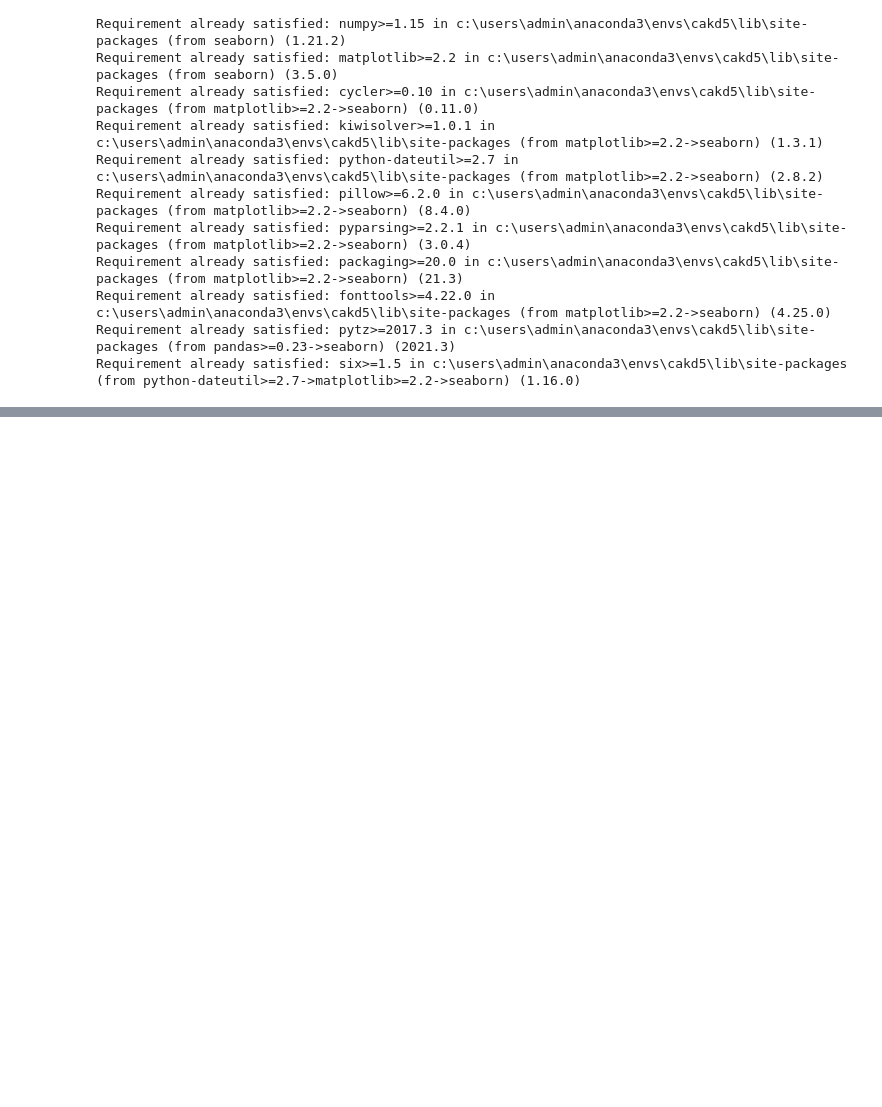
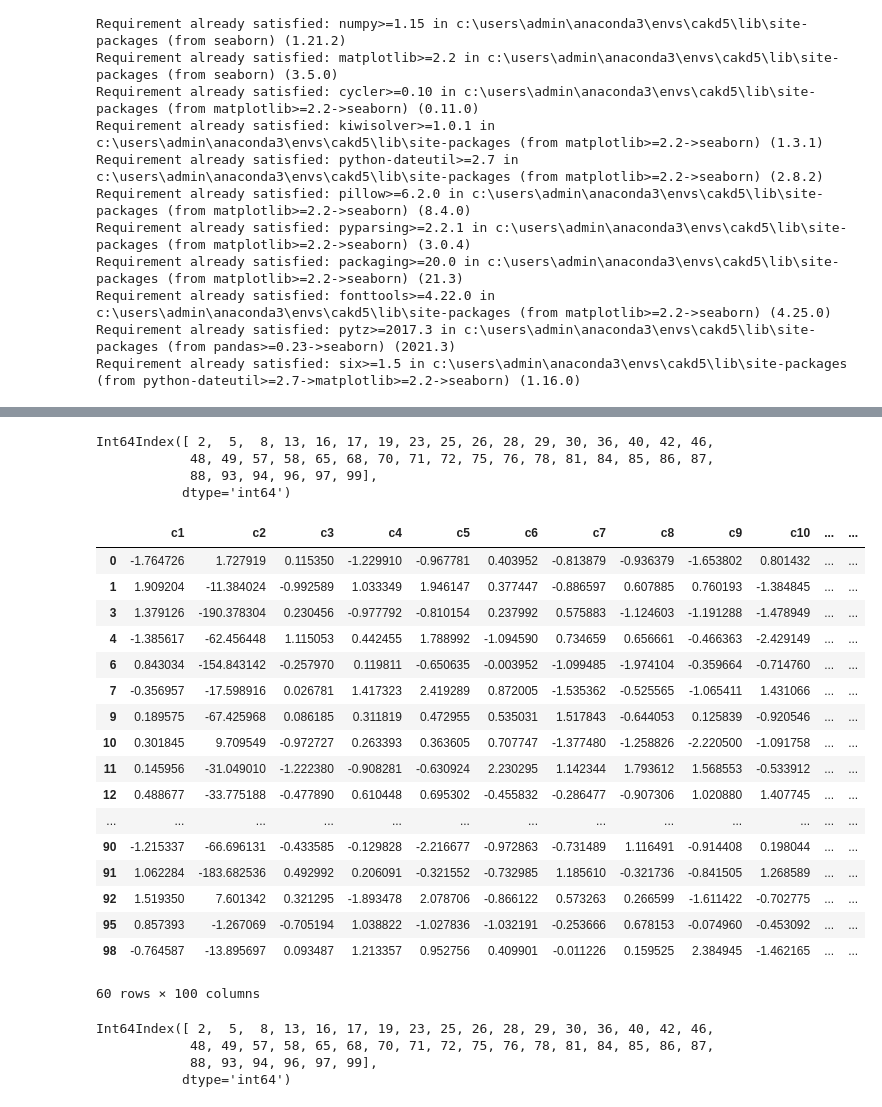
Before and after one commit to leedaedoo2/-cakd5, a Jupyter notebook: pandas_데이터처리.ipynb, the cells around one changed output, grey strips where cells are left out. Drawn from its saved outputs; the diff is of its cells as text; code cells hidden in the pictures; blank space fills up the shorter version.

```diff
--- a/pandas_데이터처리.ipynb
+++ b/pandas_데이터처리.ipynb
@@ -274,0 +317,9 @@ Requirement already satisfied: six>=1.5 in c:\users\admin\anaconda3\envs\cakd5\l
+# %%
+li = []
+for i in range(100):
+    li.append('c'+str(i+1))
+print(li)
+
+data = np.random.randn(10000).reshape(100,100)
+df = pd.DataFrame(data,columns = li)
+df
@@ -274,0 +341,43 @@ Requirement already satisfied: six>=1.5 in c:\users\admin\anaconda3\envs\cakd5\l
+# %%
+df1 = df.copy()
+df1['c2'] = df1.c2 *100
+df.iloc[1] = df.iloc[1]*100
+idx = df1[df1.c2>10].index
+print(idx)
+# %% [output]
+Int64Index([ 2,  5,  8, 13, 16, 17, 19, 23, 25, 26, 28, 29, 30, 36, 40, 42, 46,
+            48, 49, 57, 58, 65, 68, 70, 71, 72, 75, 76, 78, 81, 84, 85, 86, 87,
+            88, 93, 94, 96, 97, 99],
+           dtype='int64')
+# %%
+df1.drop(idx)
+# %% [output]
+|  | c1 | c2 | c3 | c4 | c5 | c6 | c7 | c8 | c9 | c10 | ... | ... |
+| 0 | -1.764726 | 1.727919 | 0.115350 | -1.229910 | -0.967781 | 0.403952 | -0.813879 | -0.936379 | -1.653802 | 0.801432 | ... | ... |
+| 1 | 1.909204 | -11.384024 | -0.992589 | 1.033349 | 1.946147 | 0.377447 | -0.886597 | 0.607885 | 0.760193 | -1.384845 | ... | ... |
+| 3 | 1.379126 | -190.378304 | 0.230456 | -0.977792 | -0.810154 | 0.237992 | 0.575883 | -1.124603 | -1.191288 | -1.478949 | ... | ... |
+| 4 | -1.385617 | -62.456448 | 1.115053 | 0.442455 | 1.788992 | -1.094590 | 0.734659 | 0.656661 | -0.466363 | -2.429149 | ... | ... |
+| 6 | 0.843034 | -154.843142 | -0.257970 | 0.119811 | -0.650635 | -0.003952 | -1.099485 | -1.974104 | -0.359664 | -0.714760 | ... | ... |
+| 7 | -0.356957 | -17.598916 | 0.026781 | 1.417323 | 2.419289 | 0.872005 | -1.535362 | -0.525565 | -1.065411 | 1.431066 | ... | ... |
+| 9 | 0.189575 | -67.425968 | 0.086185 | 0.311819 | 0.472955 | 0.535031 | 1.517843 | -0.644053 | 0.125839 | -0.920546 | ... | ... |
+| 10 | 0.301845 | 9.709549 | -0.972727 | 0.263393 | 0.363605 | 0.707747 | -1.377480 | -1.258826 | -2.220500 | -1.091758 | ... | ... |
+| 11 | 0.145956 | -31.049010 | -1.222380 | -0.908281 | -0.630924 | 2.230295 | 1.142344 | 1.793612 | 1.568553 | -0.533912 | ... | ... |
+| 12 | 0.488677 | -33.775188 | -0.477890 | 0.610448 | 0.695302 | -0.455832 | -0.286477 | -0.907306 | 1.020880 | 1.407745 | ... | ... |
+| ... | ... | ... | ... | ... | ... | ... | ... | ... | ... | ... | ... | ... |
+| 90 | -1.215337 | -66.696131 | -0.433585 | -0.129828 | -2.216677 | -0.972863 | -0.731489 | 1.116491 | -0.914408 | 0.198044 | ... | ... |
+| 91 | 1.062284 | -183.682536 | 0.492992 | 0.206091 | -0.321552 | -0.732985 | 1.185610 | -0.321736 | -0.841505 | 1.268589 | ... | ... |
+| 92 | 1.519350 | 7.601342 | 0.321295 | -1.893478 | 2.078706 | -0.866122 | 0.573263 | 0.266599 | -1.611422 | -0.702775 | ... | ... |
+| 95 | 0.857393 | -1.267069 | -0.705194 | 1.038822 | -1.027836 | -1.032191 | -0.253666 | 0.678153 | -0.074960 | -0.453092 | ... | ... |
+| 98 | -0.764587 | -13.895697 | 0.093487 | 1.213357 | 0.952756 | 0.409901 | -0.011226 | 0.159525 | 2.384945 | -1.462165 | ... | ... |
+60 rows × 100 columns
+# %%
+df1 = df.copy()
+df1['c2'] = df1.c2 *100
+df.iloc[1] = df.iloc[1]*100
+idx = df1.query('c2 > 10').index
+print(idx)
+# %% [output]
+Int64Index([ 2,  5,  8, 13, 16, 17, 19, 23, 25, 26, 28, 29, 30, 36, 40, 42, 46,
+            48, 49, 57, 58, 65, 68, 70, 71, 72, 75, 76, 78, 81, 84, 85, 86, 87,
+            88, 93, 94, 96, 97, 99],
+           dtype='int64')
```
Also changed, not shown: parts of 28 cells of this notebook.
